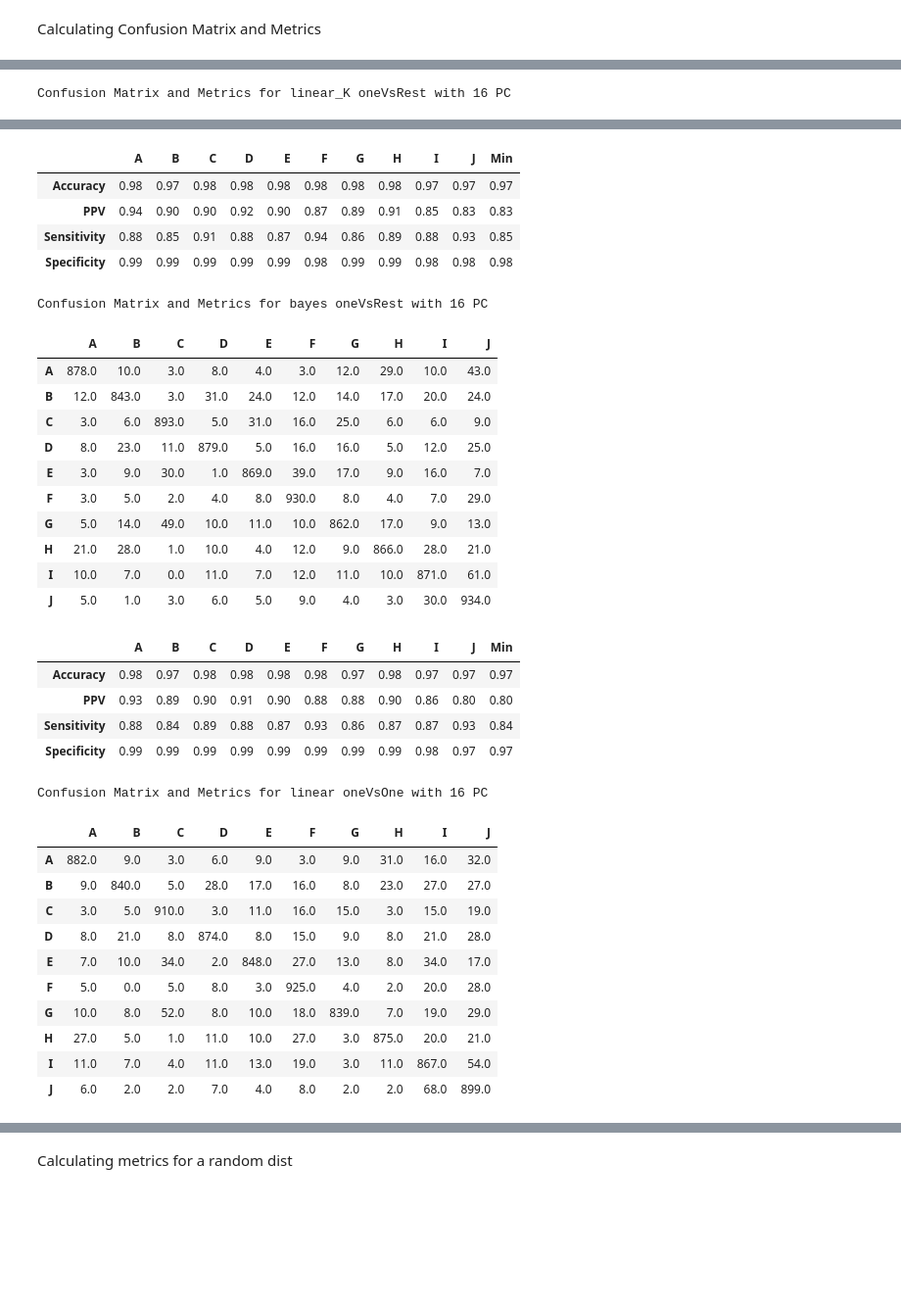
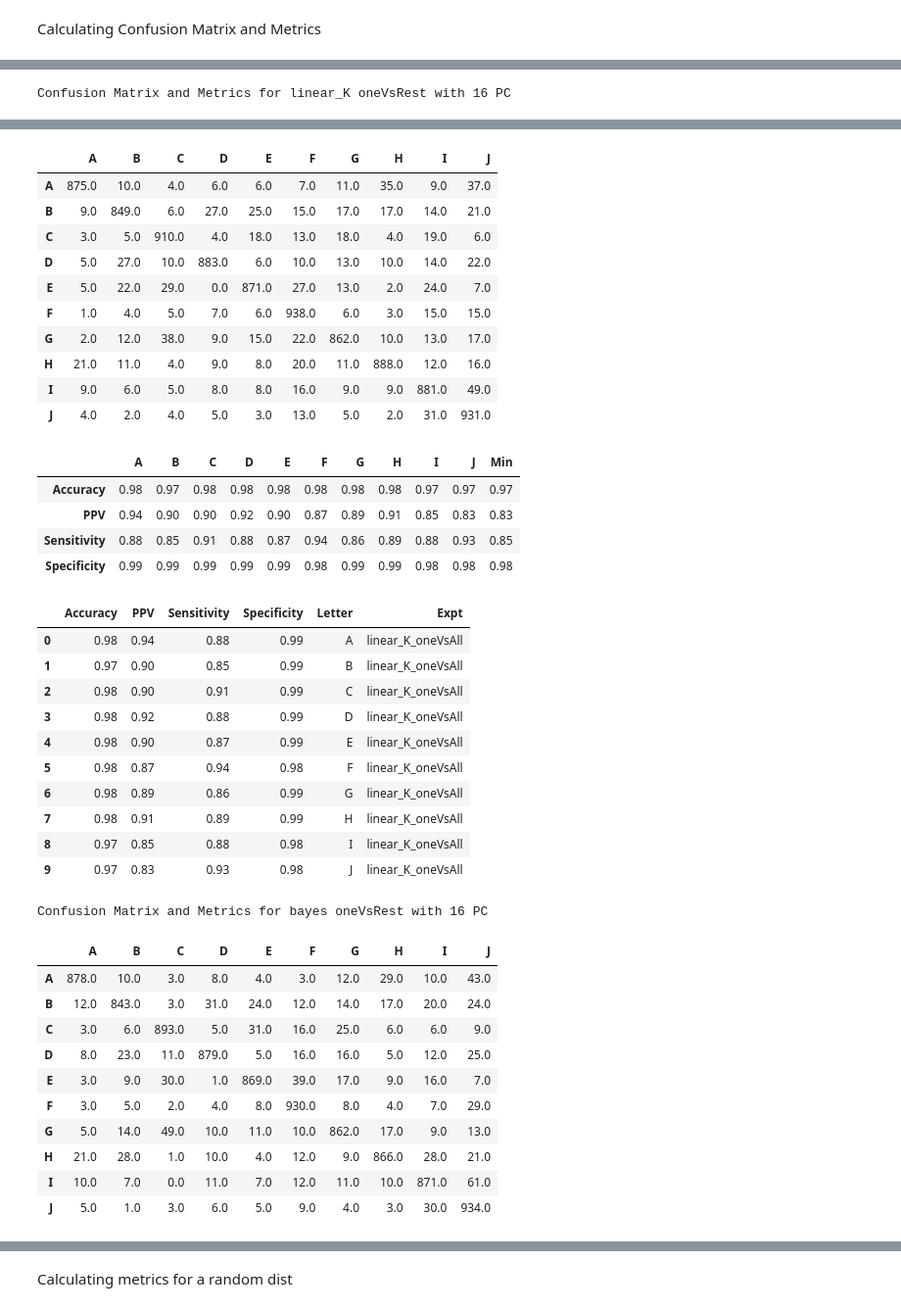
Before and after one commit to teambengio/finalproject, a Jupyter notebook: finalproject-allvsall.ipynb, the cells around one changed output, grey strips where cells are left out. Shown at 98% size. Cells and saved outputs as stored; diff of their text form; code cells hidden in the pictures; blank space fills up the shorter version.

```diff
--- a/finalproject-allvsall.ipynb
+++ b/finalproject-allvsall.ipynb
@@ -941,6 +951,7 @@ numPC = 16
 # For plotting:
 metrics_list = sorted(metrics_func.keys())
 min_metrics = pd.DataFrame(data=0.0,index=metrics_list,columns=[expt[0] for expt in exptList])
+metrics =[]
 
 for expt, model, kesler_switch in exptList:
     # Short ver:
@@ -956,12 +967,20 @@ for expt, model, kesler_switch in exptList:
     fName = os.path.join(rDir,"cm_test_{}_n{}_{}.csv".format(expt,numPC,rev))
     CM_test.to_csv(fName)
     display(CM_test)
+
+    metric = metrics_df.copy().transpose()
+    metric
+    metric["Letter"] = letters
+    metric["Expt"] = expt
+    metrics.append(metric)
+
     metrics_df.columns = letters
     metrics_df['Min'] = np.min(metrics_df,axis=1)
     min_metrics[expt] = metrics_df['Min']
     fName = os.path.join(rDir,"metrics_test_{}_n{}_{}.csv".format(expt,numPC,rev))
     metrics_df.to_csv(fName)
     display(metrics_df)
+    display(metric)
 # %% [output]
 Confusion Matrix and Metrics for linear oneVsRest with 16 PC
 |  | A | B | C | D | E | F | G | H | I | J |
@@ -995,35 +1014,40 @@ Confusion Matrix and Metrics for linear_K oneVsRest with 16 PC
-|  | A | B | C | D | E | F | G | H | I | J | Min |
-| Accuracy | 0.98 | 0.97 | 0.98 | 0.98 | 0.98 | 0.98 | 0.98 | 0.98 | 0.97 | 0.97 | 0.97 |
-| PPV | 0.94 | 0.90 | 0.90 | 0.92 | 0.90 | 0.87 | 0.89 | 0.91 | 0.85 | 0.83 | 0.83 |
-| Sensitivity | 0.88 | 0.85 | 0.91 | 0.88 | 0.87 | 0.94 | 0.86 | 0.89 | 0.88 | 0.93 | 0.85 |
-| Specificity | 0.99 | 0.99 | 0.99 | 0.99 | 0.99 | 0.98 | 0.99 | 0.99 | 0.98 | 0.98 | 0.98 |
+|  | A | B | C | D | E | F | G | H | I | J |
+| A | 875.0 | 10.0 | 4.0 | 6.0 | 6.0 | 7.0 | 11.0 | 35.0 | 9.0 | 37.0 |
+| B | 9.0 | 849.0 | 6.0 | 27.0 | 25.0 | 15.0 | 17.0 | 17.0 | 14.0 | 21.0 |
+| C | 3.0 | 5.0 | 910.0 | 4.0 | 18.0 | 13.0 | 18.0 | 4.0 | 19.0 | 6.0 |
+| D | 5.0 | 27.0 | 10.0 | 883.0 | 6.0 | 10.0 | 13.0 | 10.0 | 14.0 | 22.0 |
+| E | 5.0 | 22.0 | 29.0 | 0.0 | 871.0 | 27.0 | 13.0 | 2.0 | 24.0 | 7.0 |
+| F | 1.0 | 4.0 | 5.0 | 7.0 | 6.0 | 938.0 | 6.0 | 3.0 | 15.0 | 15.0 |
+| G | 2.0 | 12.0 | 38.0 | 9.0 | 15.0 | 22.0 | 862.0 | 10.0 | 13.0 | 17.0 |
+| H | 21.0 | 11.0 | 4.0 | 9.0 | 8.0 | 20.0 | 11.0 | 888.0 | 12.0 | 16.0 |
+| I | 9.0 | 6.0 | 5.0 | 8.0 | 8.0 | 16.0 | 9.0 | 9.0 | 881.0 | 49.0 |
+| J | 4.0 | 2.0 | 4.0 | 5.0 | 3.0 | 13.0 | 5.0 | 2.0 | 31.0 | 931.0 |
-Confusion Matrix and Metrics for bayes oneVsRest with 16 PC
-|  | A | B | C | D | E | F | G | H | I | J |
-| A | 878.0 | 10.0 | 3.0 | 8.0 | 4.0 | 3.0 | 12.0 | 29.0 | 10.0 | 43.0 |
-| B | 12.0 | 843.0 | 3.0 | 31.0 | 24.0 | 12.0 | 14.0 | 17.0 | 20.0 | 24.0 |
-| C | 3.0 | 6.0 | 893.0 | 5.0 | 31.0 | 16.0 | 25.0 | 6.0 | 6.0 | 9.0 |
-| D | 8.0 | 23.0 | 11.0 | 879.0 | 5.0 | 16.0 | 16.0 | 5.0 | 12.0 | 25.0 |
-| E | 3.0 | 9.0 | 30.0 | 1.0 | 869.0 | 39.0 | 17.0 | 9.0 | 16.0 | 7.0 |
-| F | 3.0 | 5.0 | 2.0 | 4.0 | 8.0 | 930.0 | 8.0 | 4.0 | 7.0 | 29.0 |
-| G | 5.0 | 14.0 | 49.0 | 10.0 | 11.0 | 10.0 | 862.0 | 17.0 | 9.0 | 13.0 |
-| H | 21.0 | 28.0 | 1.0 | 10.0 | 4.0 | 12.0 | 9.0 | 866.0 | 28.0 | 21.0 |
-| I | 10.0 | 7.0 | 0.0 | 11.0 | 7.0 | 12.0 | 11.0 | 10.0 | 871.0 | 61.0 |
-| J | 5.0 | 1.0 | 3.0 | 6.0 | 5.0 | 9.0 | 4.0 | 3.0 | 30.0 | 934.0 |
+|  | A | B | C | D | E | F | G | H | I | J | Min |
+| Accuracy | 0.98 | 0.97 | 0.98 | 0.98 | 0.98 | 0.98 | 0.98 | 0.98 | 0.97 | 0.97 | 0.97 |
+| PPV | 0.94 | 0.90 | 0.90 | 0.92 | 0.90 | 0.87 | 0.89 | 0.91 | 0.85 | 0.83 | 0.83 |
+| Sensitivity | 0.88 | 0.85 | 0.91 | 0.88 | 0.87 | 0.94 | 0.86 | 0.89 | 0.88 | 0.93 | 0.85 |
+| Specificity | 0.99 | 0.99 | 0.99 | 0.99 | 0.99 | 0.98 | 0.99 | 0.99 | 0.98 | 0.98 | 0.98 |
-|  | A | B | C | D | E | F | G | H | I | J | Min |
-| Accuracy | 0.98 | 0.97 | 0.98 | 0.98 | 0.98 | 0.98 | 0.97 | 0.98 | 0.97 | 0.97 | 0.97 |
-| PPV | 0.93 | 0.89 | 0.90 | 0.91 | 0.90 | 0.88 | 0.88 | 0.90 | 0.86 | 0.80 | 0.80 |
-| Sensitivity | 0.88 | 0.84 | 0.89 | 0.88 | 0.87 | 0.93 | 0.86 | 0.87 | 0.87 | 0.93 | 0.84 |
-| Specificity | 0.99 | 0.99 | 0.99 | 0.99 | 0.99 | 0.99 | 0.99 | 0.99 | 0.98 | 0.97 | 0.97 |
+|  | Accuracy | PPV | Sensitivity | Specificity | Letter | Expt |
+| 0 | 0.98 | 0.94 | 0.88 | 0.99 | A | linear_K_oneVsAll |
+| 1 | 0.97 | 0.90 | 0.85 | 0.99 | B | linear_K_oneVsAll |
+| 2 | 0.98 | 0.90 | 0.91 | 0.99 | C | linear_K_oneVsAll |
+| 3 | 0.98 | 0.92 | 0.88 | 0.99 | D | linear_K_oneVsAll |
+| 4 | 0.98 | 0.90 | 0.87 | 0.99 | E | linear_K_oneVsAll |
+| 5 | 0.98 | 0.87 | 0.94 | 0.98 | F | linear_K_oneVsAll |
+| 6 | 0.98 | 0.89 | 0.86 | 0.99 | G | linear_K_oneVsAll |
+| 7 | 0.98 | 0.91 | 0.89 | 0.99 | H | linear_K_oneVsAll |
+| 8 | 0.97 | 0.85 | 0.88 | 0.98 | I | linear_K_oneVsAll |
+| 9 | 0.97 | 0.83 | 0.93 | 0.98 | J | linear_K_oneVsAll |
-Confusion Matrix and Metrics for linear oneVsOne with 16 PC
+Confusion Matrix and Metrics for bayes oneVsRest with 16 PC
 |  | A | B | C | D | E | F | G | H | I | J |
-| A | 882.0 | 9.0 | 3.0 | 6.0 | 9.0 | 3.0 | 9.0 | 31.0 | 16.0 | 32.0 |
-| B | 9.0 | 840.0 | 5.0 | 28.0 | 17.0 | 16.0 | 8.0 | 23.0 | 27.0 | 27.0 |
-| C | 3.0 | 5.0 | 910.0 | 3.0 | 11.0 | 16.0 | 15.0 | 3.0 | 15.0 | 19.0 |
-| D | 8.0 | 21.0 | 8.0 | 874.0 | 8.0 | 15.0 | 9.0 | 8.0 | 21.0 | 28.0 |
-| E | 7.0 | 10.0 | 34.0 | 2.0 | 848.0 | 27.0 | 13.0 | 8.0 | 34.0 | 17.0 |
-| F | 5.0 | 0.0 | 5.0 | 8.0 | 3.0 | 925.0 | 4.0 | 2.0 | 20.0 | 28.0 |
-| G | 10.0 | 8.0 | 52.0 | 8.0 | 10.0 | 18.0 | 839.0 | 7.0 | 19.0 | 29.0 |
-| H | 27.0 | 5.0 | 1.0 | 11.0 | 10.0 | 27.0 | 3.0 | 875.0 | 20.0 | 21.0 |
-| I | 11.0 | 7.0 | 4.0 | 11.0 | 13.0 | 19.0 | 3.0 | 11.0 | 867.0 | 54.0 |
-| J | 6.0 | 2.0 | 2.0 | 7.0 | 4.0 | 8.0 | 2.0 | 2.0 | 68.0 | 899.0 |
+| A | 878.0 | 10.0 | 3.0 | 8.0 | 4.0 | 3.0 | 12.0 | 29.0 | 10.0 | 43.0 |
+| B | 12.0 | 843.0 | 3.0 | 31.0 | 24.0 | 12.0 | 14.0 | 17.0 | 20.0 | 24.0 |
+| C | 3.0 | 6.0 | 893.0 | 5.0 | 31.0 | 16.0 | 25.0 | 6.0 | 6.0 | 9.0 |
+| D | 8.0 | 23.0 | 11.0 | 879.0 | 5.0 | 16.0 | 16.0 | 5.0 | 12.0 | 25.0 |
+| E | 3.0 | 9.0 | 30.0 | 1.0 | 869.0 | 39.0 | 17.0 | 9.0 | 16.0 | 7.0 |
+| F | 3.0 | 5.0 | 2.0 | 4.0 | 8.0 | 930.0 | 8.0 | 4.0 | 7.0 | 29.0 |
+| G | 5.0 | 14.0 | 49.0 | 10.0 | 11.0 | 10.0 | 862.0 | 17.0 | 9.0 | 13.0 |
+| H | 21.0 | 28.0 | 1.0 | 10.0 | 4.0 | 12.0 | 9.0 | 866.0 | 28.0 | 21.0 |
+| I | 10.0 | 7.0 | 0.0 | 11.0 | 7.0 | 12.0 | 11.0 | 10.0 | 871.0 | 61.0 |
+| J | 5.0 | 1.0 | 3.0 | 6.0 | 5.0 | 9.0 | 4.0 | 3.0 | 30.0 | 934.0 |
 |  | A | B | C | D | E | F | G | H | I | J | Min |
```
Also changed, not shown: parts of 11 cells of this notebook, 2 other files.
